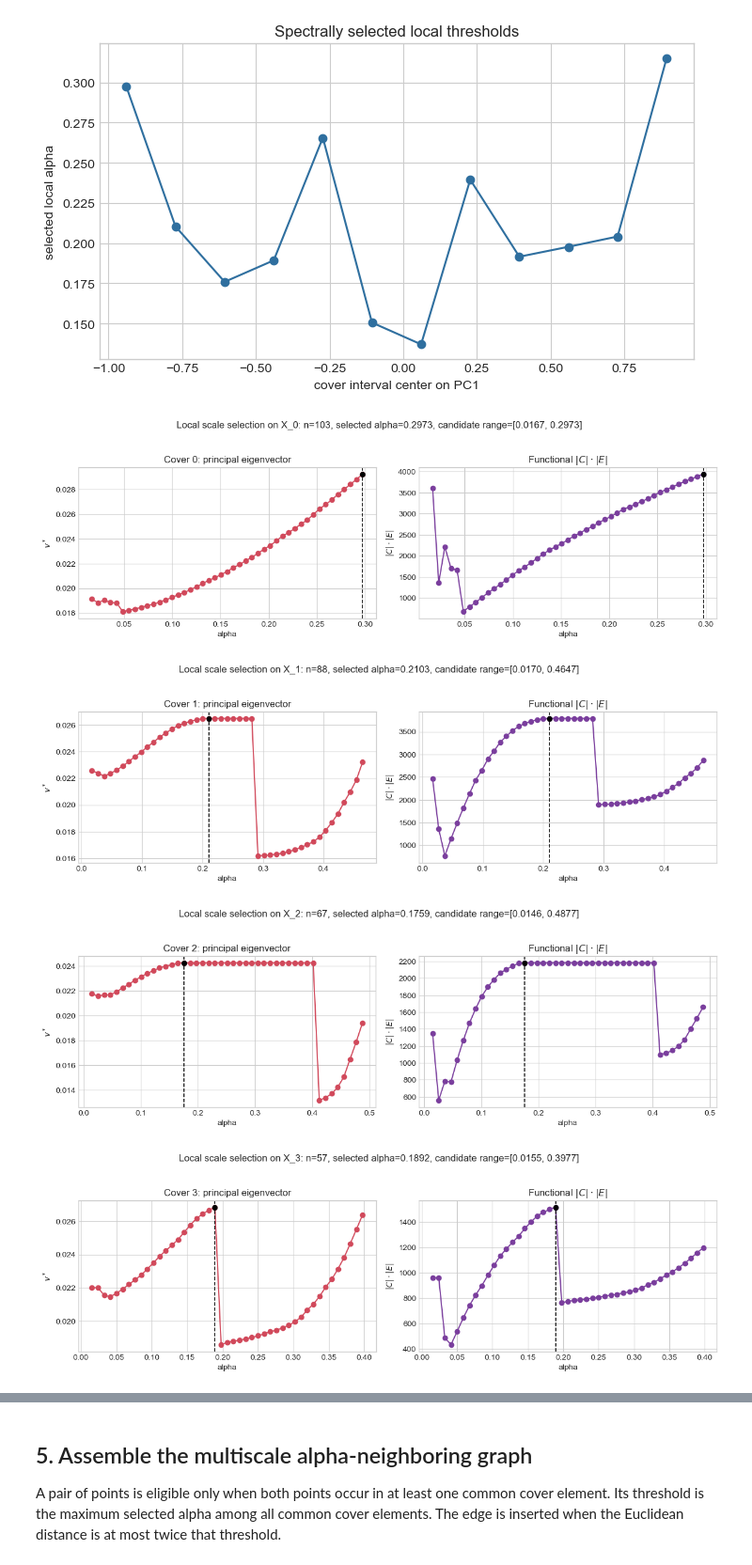
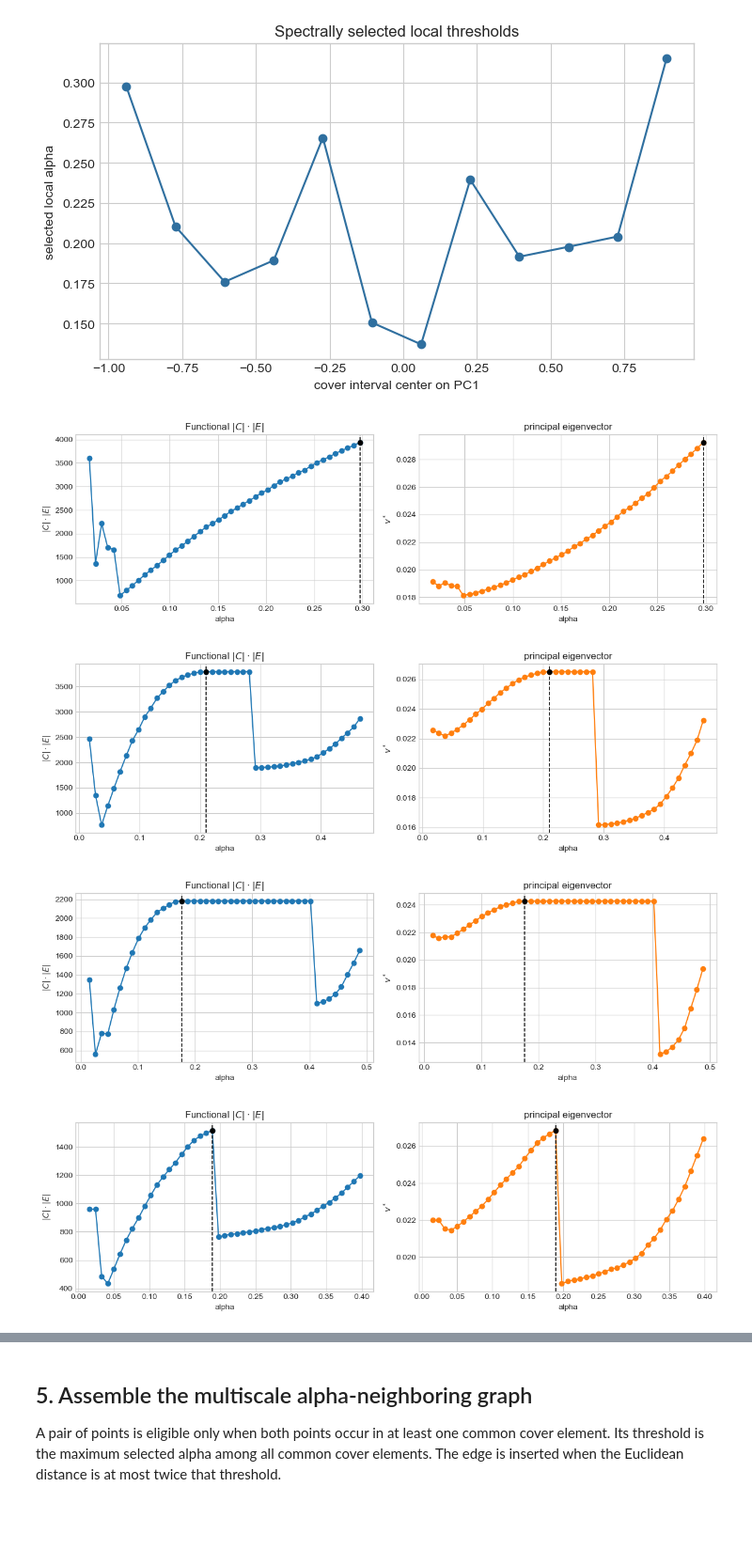
Before and after one commit to IljaSukhanov/MASTERARBEIT, a Jupyter notebook: Code/synthetic_eight_multiscale_alpha_neighboring_graph.ipynb, the cells around one changed output, grey strips where cells are left out. Shown at 94% size. Drawn from its saved outputs; the diff is of its cells as text; code cells hidden in the pictures; blank space fills up the shorter version.

```diff
--- a/Code/synthetic_eight_multiscale_alpha_neighboring_graph.ipynb
+++ b/Code/synthetic_eight_multiscale_alpha_neighboring_graph.ipynb
@@ -263,34 +263,27 @@ plt.show()
 # %%
 for j, result in enumerate(local_results):
     selected = result["selected_index"]
     selected_alpha = result["alpha"]
 
     fig, axes = plt.subplots(1, 2, figsize=(12.0, 3.8), sharex=True)
 
-    axes[0].plot(result["alphas"], result["pf_vector"], marker="o", color="#d1495b")
+    axes[0].plot(result["alphas"], result["functional"], marker="o", color="#1f77b4")
     axes[0].axvline(selected_alpha, color="black", linestyle="--", linewidth=1.2)
-    axes[0].scatter([selected_alpha], [result["pf_vector"][selected]], color="black", s=35, zorder=3)
-    axes[0].set_title(f"Cover {j}: principal eigenvector")
+    axes[0].scatter([selected_alpha], [result["functional"][selected]], color="black", s=35, zorder=3)
+    axes[0].set_title(r"Functional $|C|\cdot |E|$")
     axes[0].set_xlabel("alpha")
-    axes[0].set_ylabel(r"$v^*$")
+    axes[0].set_ylabel(r"$|C|\cdot |E|$")
 
-    axes[1].plot(result["alphas"], result["functional"], marker="o", color="#7a3e9d")
+    axes[1].plot(result["alphas"], result["pf_vector"], marker="o", color="#ff7f0e")
     axes[1].axvline(selected_alpha, color="black", linestyle="--", linewidth=1.2)
-    axes[1].scatter([selected_alpha], [result["functional"][selected]], color="black", s=35, zorder=3)
-    axes[1].set_title(r"Functional $|C|\cdot |E|$")
+    axes[1].scatter([selected_alpha], [result["pf_vector"][selected]], color="black", s=35, zorder=3)
+    axes[1].set_title("principal eigenvector")
     axes[1].set_xlabel("alpha")
-    axes[1].set_ylabel(r"$|C|\cdot |E|$")
-
-    fig.suptitle(
-        f"Local scale selection on X_{j}: "
-        f"n={len(result['members'])}, selected alpha={selected_alpha:.4f}, "
-        f"candidate range=[{result['alpha_min']:.4f}, {result['alpha_max']:.4f}]",
-        y=1.03,
-    )
+    axes[1].set_ylabel(r"$v^*$")
     plt.tight_layout()
     plt.show()
 # %% [output]
-[figure, old version]
+[figure, new version]
-[figure, old version]
+[figure, new version]
-[figure, old version]
+[figure, new version]
-[figure, old version]
+[figure, new version]
```
Also changed, not shown: parts of 1 cell of this notebook, 3 other files.
